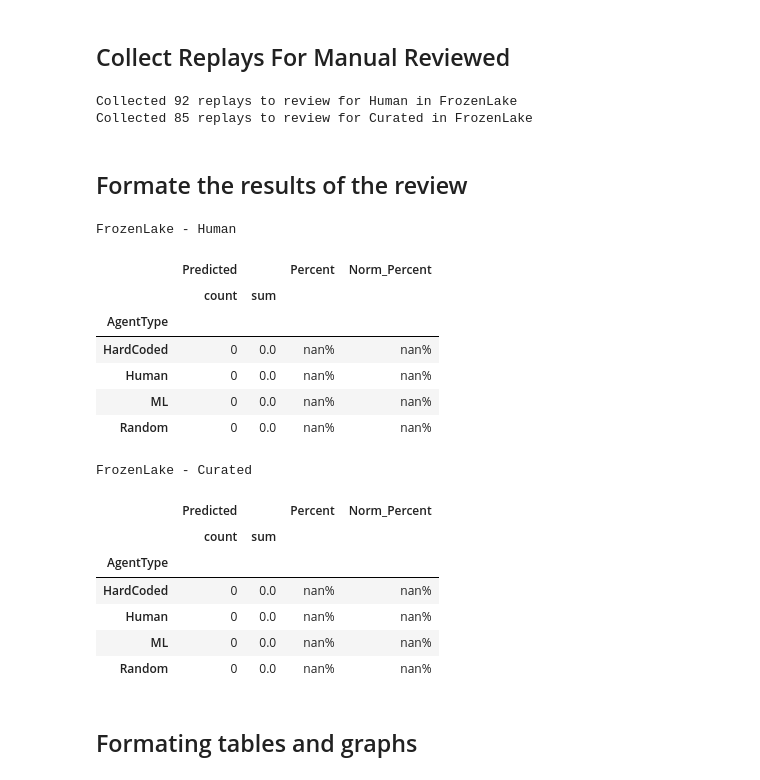
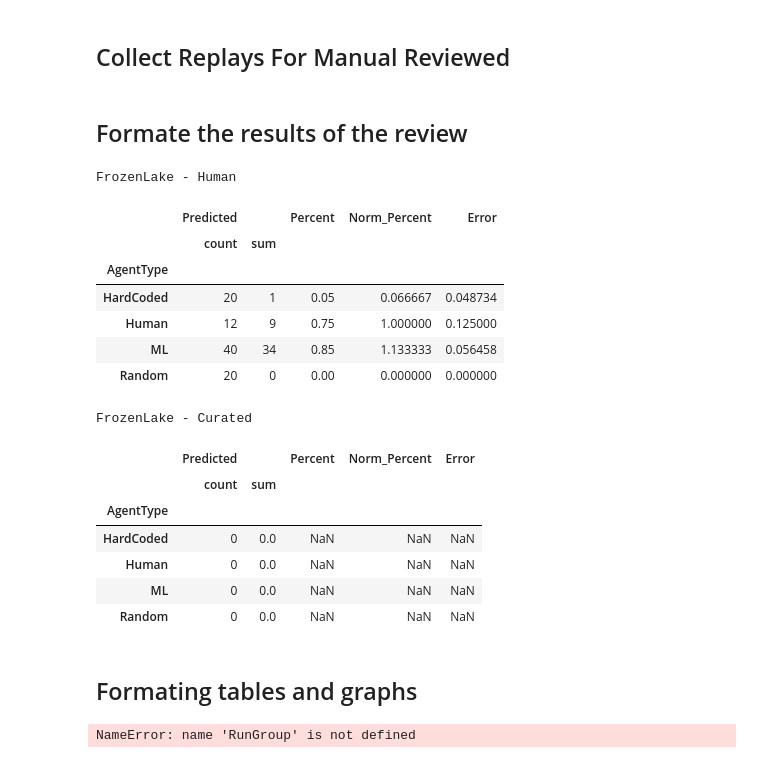
Before and after one commit to louie-jones-strong/Uni-Dissertation, a Jupyter notebook: ResultsFormating.ipynb, the cells around one changed output. Drawn from its saved outputs; the diff is of its cells as text; code cells hidden in the pictures.

```diff
--- a/ResultsFormating.ipynb
+++ b/ResultsFormating.ipynb
@@ -15,7 +20,7 @@ import pyperclip as pc
 # %% [markdown]
 ### Define Constants
 # %%
-RunGroup = "12"
+RunGroup = "13"
 EnvNames = ["FrozenLake"]
 BehaviouralTypes = ["Human", "Curated", "HighScore"]
 BehaviouralTypesToReview = ["Human", "Curated"]
@@ -131,8 +136,5 @@ for envName in EnvNames:
 		replaysToReview.to_json(replaysToReviewPath, orient="records", indent=4)
 
 		print(f"Collected {len(replaysToReview)} replays to review for {behaviourType} in {envName}")
-# %% [output]
-Collected 92 replays to review for Human in FrozenLake
-Collected 85 replays to review for Curated in FrozenLake
 # %% [markdown]
 ## Formate the results of the review
@@ -139,43 +160,44 @@ Collected 85 replays to review for Curated in FrozenLake
+# %%
+def CalStandardError(positives, totalCount):
+	p = positives / totalCount
+	return math.sqrt((p * (1 - p)) / totalCount)
 # %%
 def LoadReplaysToReview(envName, runGroup, behaviourType):
 	replaysToReviewPath = os.path.join("Data", envName, runGroup, f"ReplaysToReview_{behaviourType}.json")
 	replaysToReview = pd.read_json(replaysToReviewPath)
 
 	grouped = replaysToReview.groupby("AgentType").aggregate({"Predicted": ["count", "sum"]})
 
 
 	grouped["Percent"] = grouped["Predicted"]["sum"] / grouped["Predicted"]["count"]
 	grouped["Norm_Percent"] = grouped["Percent"] / grouped["Percent"]["Human"]
 
-	# format the percent columns
-	grouped["Percent"] = grouped["Percent"].apply(lambda x: f"{x:.0%}")
-	grouped["Norm_Percent"] = grouped["Norm_Percent"].apply(lambda x: f"{x:.0%}")
-
+	# calculate the confidence intervals
+	grouped["Error"] = grouped.apply(lambda x: CalStandardError(x["Predicted"]["sum"], x["Predicted"]["count"]), axis=1)
 	return grouped
-
 
 for envName in EnvNames:
 	for behaviourType in BehaviouralTypesToReview:
 		grouped = LoadReplaysToReview(envName, RunGroup, behaviourType)
 		print(f"{envName} - {behaviourType}")
 		display(grouped)
 # %% [output]
 FrozenLake - Human
-|  | Predicted |  | Percent | Norm_Percent |
-|  | count | sum |  |  |
-| AgentType |  |  |  |  |
-| HardCoded | 0 | 0.0 | nan% | nan% |
-| Human | 0 | 0.0 | nan% | nan% |
-| ML | 0 | 0.0 | nan% | nan% |
-| Random | 0 | 0.0 | nan% | nan% |
+|  | Predicted |  | Percent | Norm_Percent | Error |
+|  | count | sum |  |  |  |
+| AgentType |  |  |  |  |  |
+| HardCoded | 20 | 1 | 0.05 | 0.066667 | 0.048734 |
+| Human | 12 | 9 | 0.75 | 1.000000 | 0.125000 |
+| ML | 40 | 34 | 0.85 | 1.133333 | 0.056458 |
+| Random | 20 | 0 | 0.00 | 0.000000 | 0.000000 |
 FrozenLake - Curated
-|  | Predicted |  | Percent | Norm_Percent |
-|  | count | sum |  |  |
-| AgentType |  |  |  |  |
-| HardCoded | 0 | 0.0 | nan% | nan% |
-| Human | 0 | 0.0 | nan% | nan% |
-| ML | 0 | 0.0 | nan% | nan% |
-| Random | 0 | 0.0 | nan% | nan% |
+|  | Predicted |  | Percent | Norm_Percent | Error |
+|  | count | sum |  |  |  |
+| AgentType |  |  |  |  |  |
+| HardCoded | 0 | 0.0 | NaN | NaN | NaN |
+| Human | 0 | 0.0 | NaN | NaN | NaN |
+| ML | 0 | 0.0 | NaN | NaN | NaN |
+| Random | 0 | 0.0 | NaN | NaN | NaN |
 # %% [markdown]
 ## Formating tables and graphs
 # %%
@@ -207,6 +229,8 @@ def CollectEvalIds(runGroup, envNames, behaviouralTypes):
 	return df
 
 evalIds = CollectEvalIds(RunGroup, EnvNames, BehaviouralTypes)
+# %% [output]
+NameError: name 'RunGroup' is not defined
 # %%
 def CleanStats(df):
 	prefixesToDrop = ["LearnerConfig", "ModelConfigs", "DataTables"]
```
Also changed, not shown: parts of 9 cells of this notebook, 10 other files.
